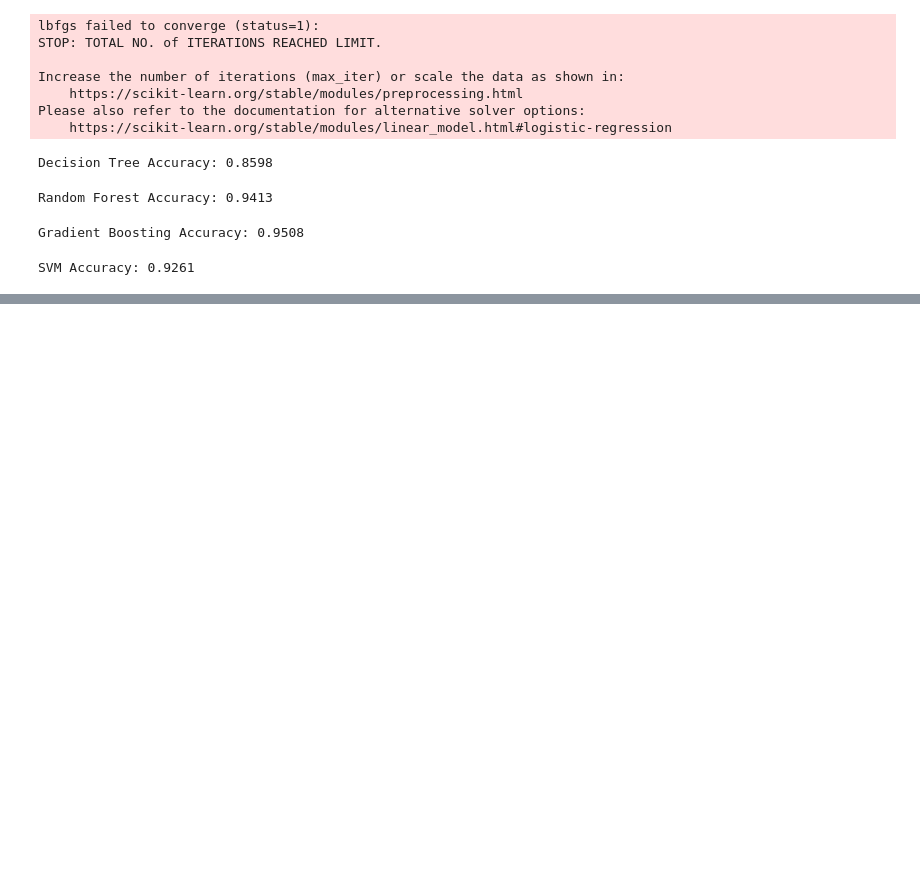
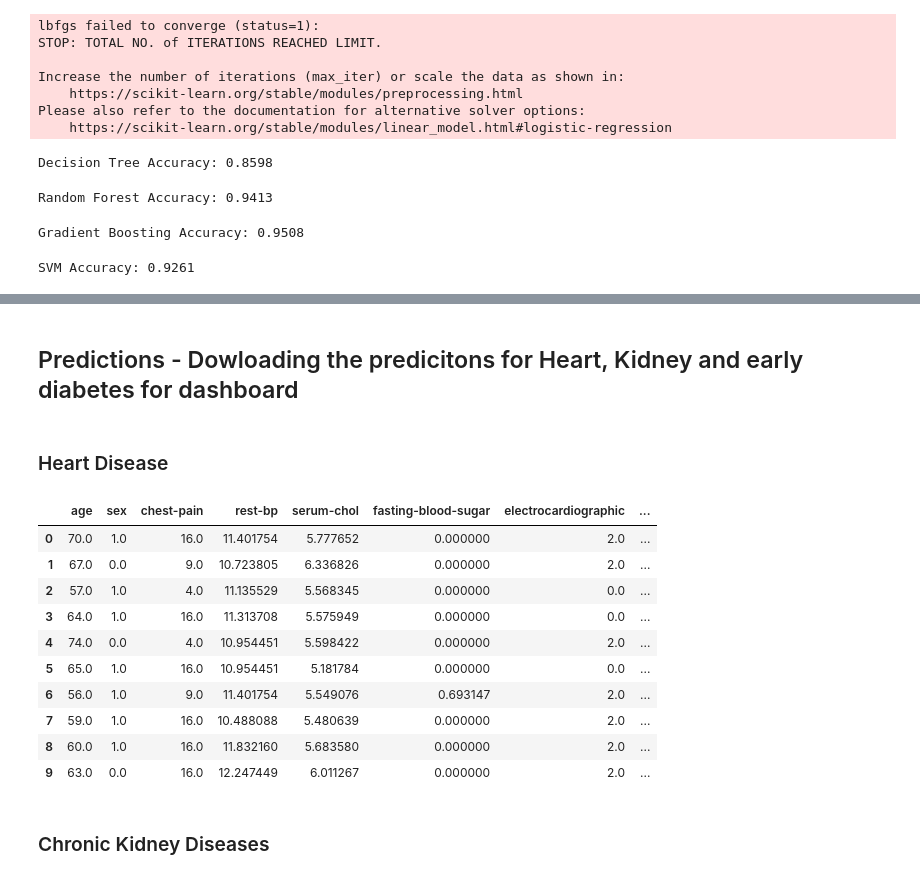
Before and after one commit to herkura/Capstone_Project_SFU, a Jupyter notebook: Capstone/predict_testing_secret.ipynb, the cells around one changed output, grey strips where cells are left out. Saved outputs shown, nothing was run; the diff lists cells and outputs as text; code cells hidden in the pictures; blank space fills up the shorter version.

```diff
--- a/Capstone/predict_testing_secret.ipynb
+++ b/Capstone/predict_testing_secret.ipynb
@@ -55,0 +47,7 @@ obesity.csv
+# %%
+container_client = blob_service_client.get_container_client(CONTAINER_NAME)
+blob_list = container_client.list_blobs()
+
+print("Files in Blob Storage:")
+for blob in blob_list:
+    print(blob.name)
@@ -1564,3 +1609,39 @@ fig.update_layout(
 fig.show()
 # %% [output]
 [interactive output not drawn]
+# %% [markdown]
+## Predictions - Dowloading the predicitons for Heart, Kidney and early diabetes for dashboard
+# %% [markdown]
+### Heart Disease
+# %%
+X = df_heart.drop(columns=['heart-disease'])
+y = df_heart['heart-disease']
+X_train, X_test, y_train, y_test = train_test_split(X, y, test_size=0.20, random_state=42, stratify=y)
+
+X_test = X_test.copy()
+X_test.index = df_heart.loc[X_test.index].index
+# %%
+df_heart.loc[X_test.index, 'heart_disease_prediction'] = y_pred
+
+df_heart['disease_status'] = df_heart['heart_disease_prediction'].map({
+    1: 'Absence of Heart Disease',
+    2: 'Presence of Heart Disease'
+})
+
+
+df_heart.head(10)
+df_heart.to_csv('heart_disease_predictions.csv', index=False)
+# %% [output]
+|  | age | sex | chest-pain | rest-bp | serum-chol | fasting-blood-sugar | electrocardiographic | ... |
+| 0 | 70.0 | 1.0 | 16.0 | 11.401754 | 5.777652 | 0.000000 | 2.0 | ... |
+| 1 | 67.0 | 0.0 | 9.0 | 10.723805 | 6.336826 | 0.000000 | 2.0 | ... |
+| 2 | 57.0 | 1.0 | 4.0 | 11.135529 | 5.568345 | 0.000000 | 0.0 | ... |
+| 3 | 64.0 | 1.0 | 16.0 | 11.313708 | 5.575949 | 0.000000 | 0.0 | ... |
+| 4 | 74.0 | 0.0 | 4.0 | 10.954451 | 5.598422 | 0.000000 | 2.0 | ... |
+| 5 | 65.0 | 1.0 | 16.0 | 10.954451 | 5.181784 | 0.000000 | 0.0 | ... |
+| 6 | 56.0 | 1.0 | 9.0 | 11.401754 | 5.549076 | 0.693147 | 2.0 | ... |
+| 7 | 59.0 | 1.0 | 16.0 | 10.488088 | 5.480639 | 0.000000 | 2.0 | ... |
+| 8 | 60.0 | 1.0 | 16.0 | 11.832160 | 5.683580 | 0.000000 | 2.0 | ... |
+| 9 | 63.0 | 0.0 | 16.0 | 12.247449 | 6.011267 | 0.000000 | 2.0 | ... |
+# %% [markdown]
+### Chronic Kidney Diseases
```
Also changed, not shown: parts of 20 cells of this notebook.
